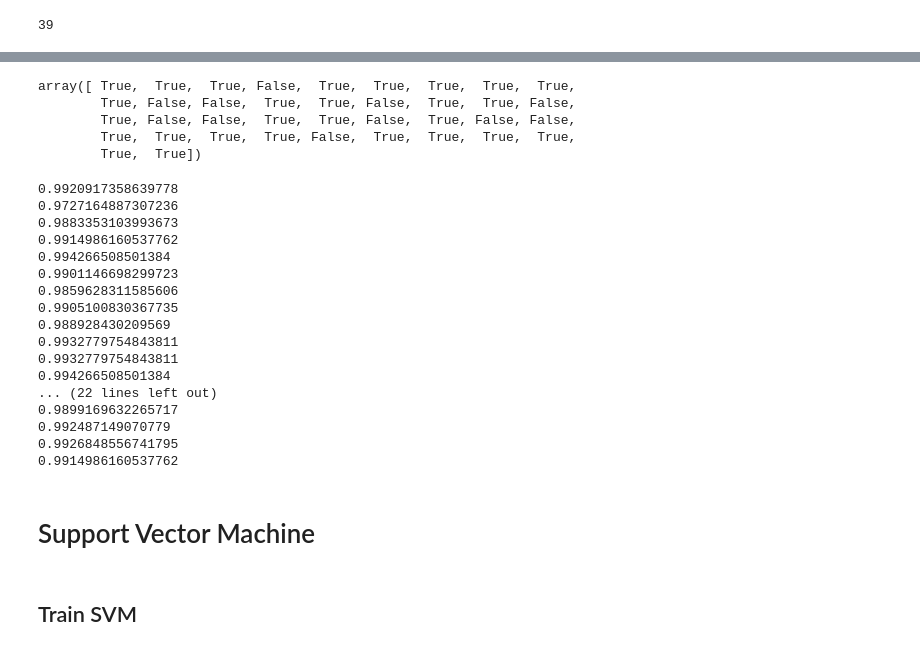
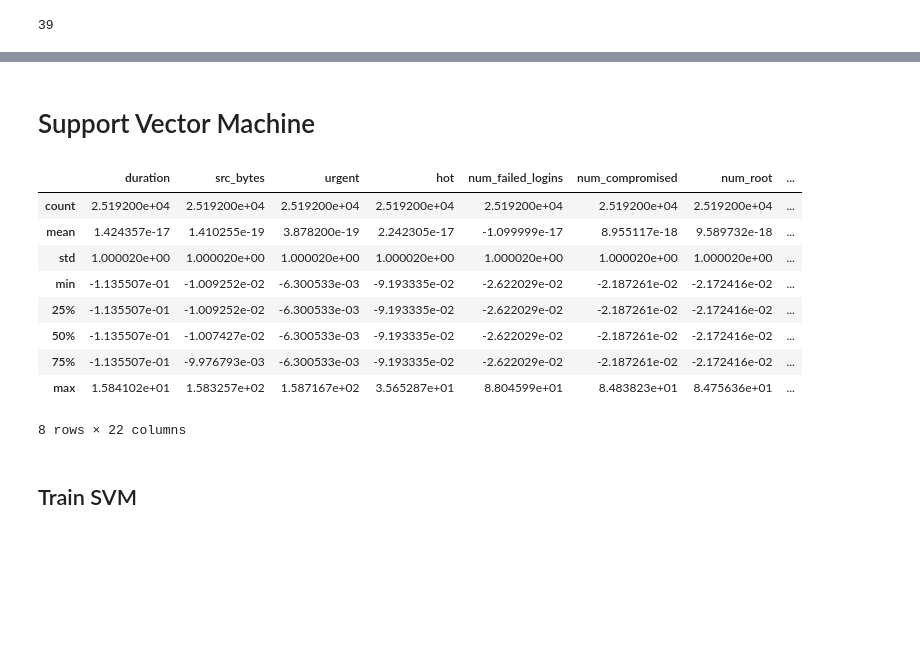
Before and after one commit to HarrisKucukalic/CSS2_Group_3, a Jupyter notebook: combined_code.ipynb, the cells around one changed output, grey strips where cells are left out. Saved outputs shown, nothing was run; the diff lists cells and outputs as text; code cells hidden in the pictures; blank space fills up the shorter version.

```diff
--- a/combined_code.ipynb
+++ b/combined_code.ipynb
@@ -592,8 +515,0 @@ init_pop
-# %%
-init_pop[0][0]
-# %% [output]
-array([ True,  True,  True, False,  True,  True,  True,  True,  True,
-        True, False, False,  True,  True, False,  True,  True, False,
-        True, False, False,  True,  True, False,  True, False, False,
-        True,  True,  True,  True, False,  True,  True,  True,  True,
-        True,  True])
@@ -607,61 +516,30 @@ def levy_flight(dim):
-# %%
-init_pop=initilization_of_population(80,X_base.shape[1])
-f = 0
-worst_nest = None
-worst_fitness = float('inf')
-
-for nest in init_pop:
-  if nest[1] >= 0.5:
-    xgBoostClassifier.fit(X_train_base.iloc[:, nest[0]], y_train_base)
-    predictions = xgBoostClassifier.predict(X_test_base.iloc[:, nest[0]])
-    fitness = accuracy_score(y_test_base, predictions)
-    print(fitness)
-
-  if fitness < worst_fitness:
-      worst_nest = nest
-      worst_fitness = fitness
-
-new_nest = np.random.choice([True, False], size=X_base.shape[1])
-xgBoostClassifier.fit(X_train_base.iloc[:, nest[0]], y_train_base)
-predictions = xgBoostClassifier.predict(X_test_base.iloc[:, nest[0]])
-new_fitness = accuracy_score(y_test_base, predictions)
-
-# if new_fitness > worst_fitness:
-#     init_pop[init_pop.index(worst_nest)] = new_nest
-# %% [output]
-0.9920917358639778
-0.9727164887307236
-0.9883353103993673
-0.9914986160537762
-0.994266508501384
-0.9901146698299723
-0.9859628311585606
-0.9905100830367735
-0.988928430209569
-0.9932779754843811
-0.9932779754843811
-0.994266508501384
-... (22 lines left out)
-0.9899169632265717
-0.992487149070779
-0.9926848556741795
-0.9914986160537762
 # %% [markdown]
 # Support Vector Machine
 # %%
 from sklearn.preprocessing import StandardScaler
 from matplotlib import pyplot
 # Create a subset of the dataset excluding the specified columns
-subset_data_train = int_data_no_strings[['duration', 'src_bytes', 'dst_bytes', 'wrong_fragment', 'urgent', 'logged_in', 'num_compromised', 'root_shell', 'num_root', 'num_file_creations', 'num_shells', 'num_access_files', 'count', 'serror_rate', 'rerror_rate', 'same_srv_rate', 'dst_host_same_src_port_rate', 'dst_host_srv_diff_host_rate', 'dst_host_serror_rate', 'dst_host_srv_serror_rate']]
+subset_data_train = int_data_no_strings[['duration', 'src_bytes', 'urgent', 'hot', 'num_failed_logins', 'num_compromised', 'num_root', 'num_file_creations', 'num_access_files', 'num_outbound_cmds', 'is_guest_login', 'count', 'srv_count', 'srv_serror_rate', 'diff_srv_rate', 'srv_diff_host_rate', 'dst_host_count', 'dst_host_same_srv_rate', 'dst_host_same_src_port_rate', 'dst_host_serror_rate', 'dst_host_srv_rerror_rate']]
 # subset_data_train = int_data_no_strings
 # Perform z-score normalization on the selected columns
 std_scaler = StandardScaler()
 normalized_data_train = std_scaler.fit_transform(subset_data_train)
 
 # Create a DataFrame with normalized data
 normalized_df_train = pd.DataFrame(normalized_data_train, columns=subset_data_train.columns)
 normalized_df_train['class_label'] = top_10_info_gain['class_label']
 normalized_df_train.describe()
+# %% [output]
+|  | duration | src_bytes | urgent | hot | num_failed_logins | num_compromised | num_root | ... |
+| count | 2.519200e+04 | 2.519200e+04 | 2.519200e+04 | 2.519200e+04 | 2.519200e+04 | 2.519200e+04 | 2.519200e+04 | ... |
+| mean | 1.424357e-17 | 1.410255e-19 | 3.878200e-19 | 2.242305e-17 | -1.099999e-17 | 8.955117e-18 | 9.589732e-18 | ... |
+| std | 1.000020e+00 | 1.000020e+00 | 1.000020e+00 | 1.000020e+00 | 1.000020e+00 | 1.000020e+00 | 1.000020e+00 | ... |
+| min | -1.135507e-01 | -1.009252e-02 | -6.300533e-03 | -9.193335e-02 | -2.622029e-02 | -2.187261e-02 | -2.172416e-02 | ... |
+| 25% | -1.135507e-01 | -1.009252e-02 | -6.300533e-03 | -9.193335e-02 | -2.622029e-02 | -2.187261e-02 | -2.172416e-02 | ... |
+| 50% | -1.135507e-01 | -1.007427e-02 | -6.300533e-03 | -9.193335e-02 | -2.622029e-02 | -2.187261e-02 | -2.172416e-02 | ... |
+| 75% | -1.135507e-01 | -9.976793e-03 | -6.300533e-03 | -9.193335e-02 | -2.622029e-02 | -2.187261e-02 | -2.172416e-02 | ... |
+| max | 1.584102e+01 | 1.583257e+02 | 1.587167e+02 | 3.565287e+01 | 8.804599e+01 | 8.483823e+01 | 8.475636e+01 | ... |
+8 rows × 22 columns
 # %%
 from sklearn.model_selection import train_test_split
 X = normalized_df_train.drop(["class_label"], axis=1)
```
Also changed, not shown: parts of 29 cells of this notebook.
